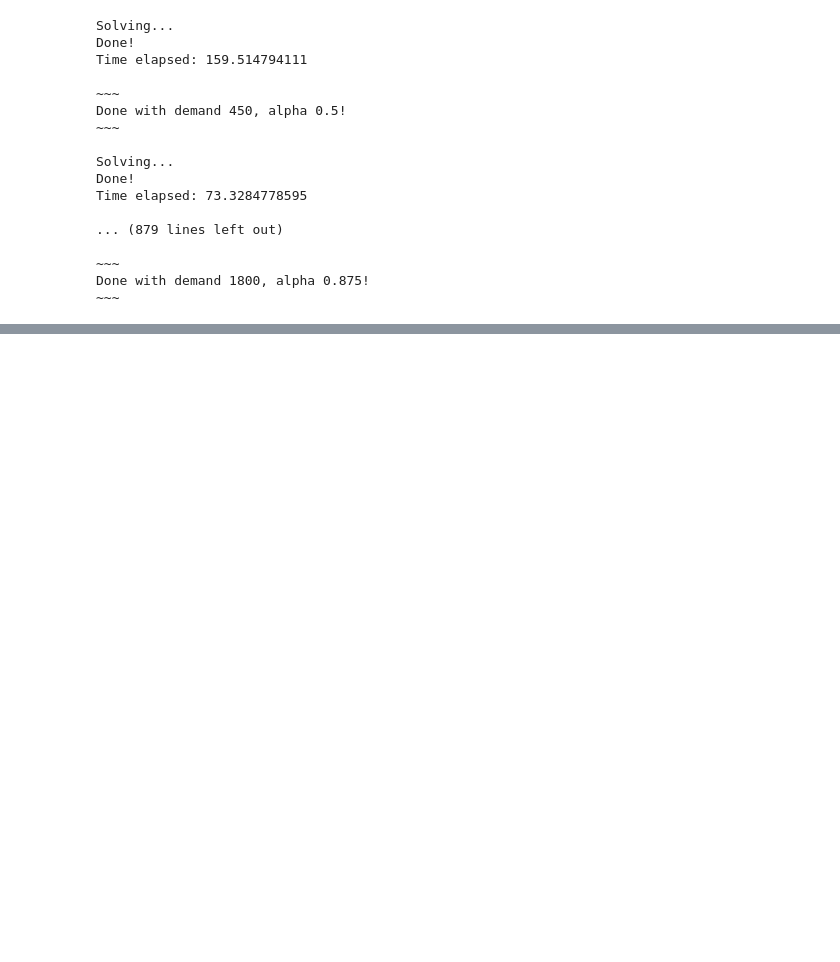
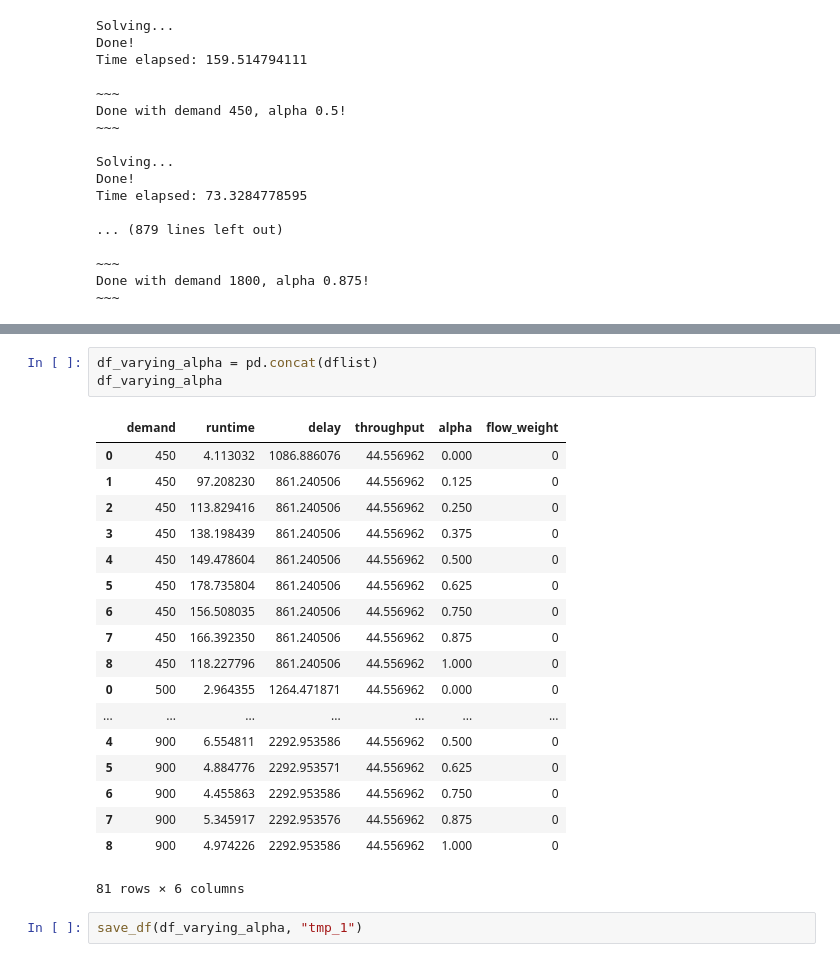
Before and after one commit to DEGABGED/linear_solver, a Jupyter notebook: CTM MILP Model Running Environment.ipynb, the cells around one changed output, grey strips where cells are left out. Saved outputs shown, nothing was run; the diff lists cells and outputs as text; blank space fills up the shorter version.

```diff
--- a/CTM MILP Model Running Environment.ipynb
+++ b/CTM MILP Model Running Environment.ipynb
@@ -619,0 +380,24 @@ sns.heatmap(df_runtimemap)
+# %%
+df_varying_alpha = pd.concat(dflist)
+df_varying_alpha
+# %% [output]
+|  | demand | runtime | delay | throughput | alpha | flow_weight |
+| 0 | 450 | 4.113032 | 1086.886076 | 44.556962 | 0.000 | 0 |
+| 1 | 450 | 97.208230 | 861.240506 | 44.556962 | 0.125 | 0 |
+| 2 | 450 | 113.829416 | 861.240506 | 44.556962 | 0.250 | 0 |
+| 3 | 450 | 138.198439 | 861.240506 | 44.556962 | 0.375 | 0 |
+| 4 | 450 | 149.478604 | 861.240506 | 44.556962 | 0.500 | 0 |
+| 5 | 450 | 178.735804 | 861.240506 | 44.556962 | 0.625 | 0 |
+| 6 | 450 | 156.508035 | 861.240506 | 44.556962 | 0.750 | 0 |
+| 7 | 450 | 166.392350 | 861.240506 | 44.556962 | 0.875 | 0 |
+| 8 | 450 | 118.227796 | 861.240506 | 44.556962 | 1.000 | 0 |
+| 0 | 500 | 2.964355 | 1264.471871 | 44.556962 | 0.000 | 0 |
+| ... | ... | ... | ... | ... | ... | ... |
+| 4 | 900 | 6.554811 | 2292.953586 | 44.556962 | 0.500 | 0 |
+| 5 | 900 | 4.884776 | 2292.953571 | 44.556962 | 0.625 | 0 |
+| 6 | 900 | 4.455863 | 2292.953586 | 44.556962 | 0.750 | 0 |
+| 7 | 900 | 5.345917 | 2292.953576 | 44.556962 | 0.875 | 0 |
+| 8 | 900 | 4.974226 | 2292.953586 | 44.556962 | 1.000 | 0 |
+81 rows × 6 columns
+# %%
+save_df(df_varying_alpha, "tmp_1")
```
Also changed, not shown: parts of 27 cells of this notebook.
